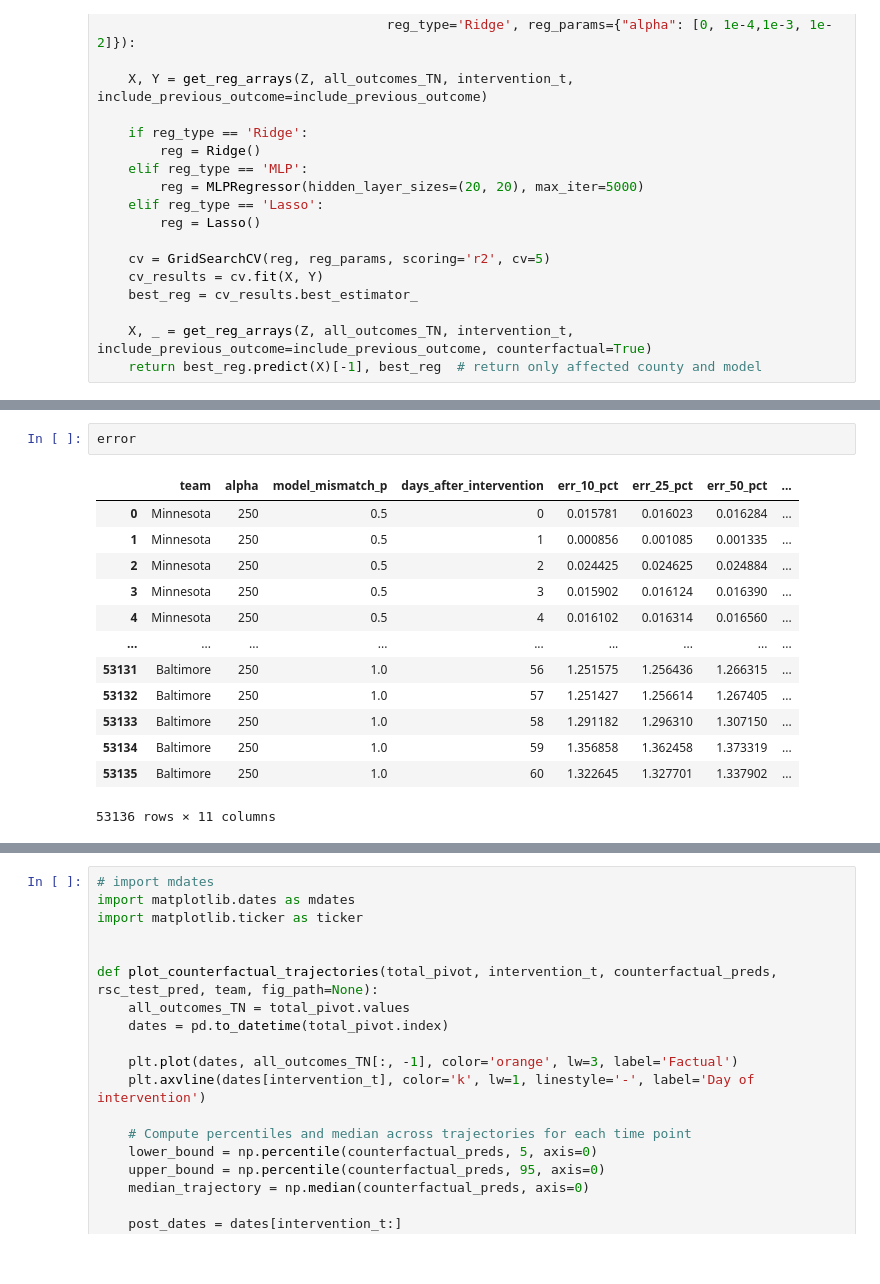
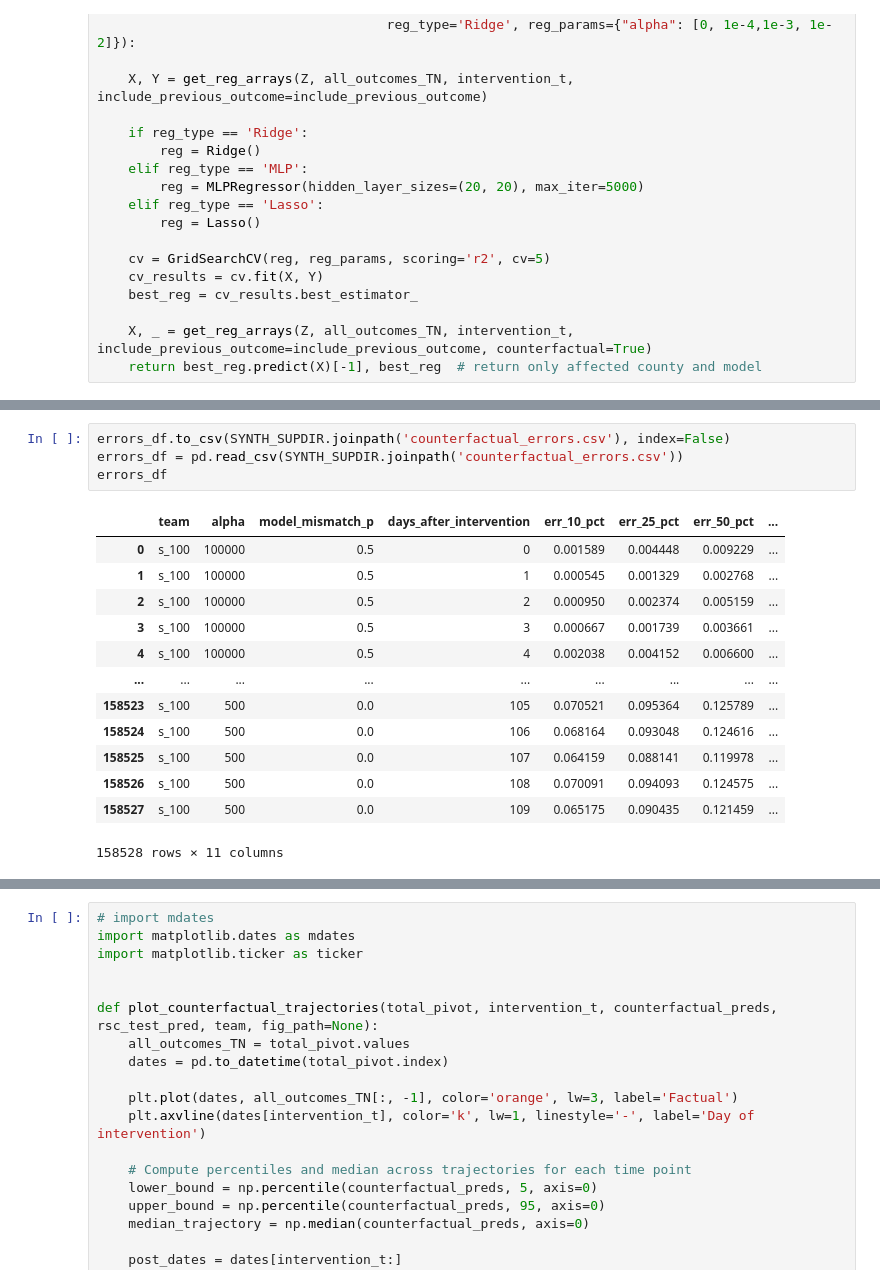
Before and after one commit to Joshuashou/Synthetic-Control-Paper-Model, a Jupyter notebook: src/semi_synthetic_experiment.ipynb, the cells around one changed output, grey strips where cells are left out. Drawn from its saved outputs; the diff is of its cells as text.

```diff
--- a/src/semi_synthetic_experiment.ipynb
+++ b/src/semi_synthetic_experiment.ipynb
@@ -270,19 +272,21 @@ errors_df = pd.DataFrame(rows, columns=['team', 'alpha', 'model_mismatch_p', 'da
-# %%
-error
-# %% [output]
-|  | team | alpha | model_mismatch_p | days_after_intervention | err_10_pct | err_25_pct | err_50_pct | ... |
-| 0 | Minnesota | 250 | 0.5 | 0 | 0.015781 | 0.016023 | 0.016284 | ... |
-| 1 | Minnesota | 250 | 0.5 | 1 | 0.000856 | 0.001085 | 0.001335 | ... |
-| 2 | Minnesota | 250 | 0.5 | 2 | 0.024425 | 0.024625 | 0.024884 | ... |
-| 3 | Minnesota | 250 | 0.5 | 3 | 0.015902 | 0.016124 | 0.016390 | ... |
-| 4 | Minnesota | 250 | 0.5 | 4 | 0.016102 | 0.016314 | 0.016560 | ... |
-| ... | ... | ... | ... | ... | ... | ... | ... | ... |
-| 53131 | Baltimore | 250 | 1.0 | 56 | 1.251575 | 1.256436 | 1.266315 | ... |
-| 53132 | Baltimore | 250 | 1.0 | 57 | 1.251427 | 1.256614 | 1.267405 | ... |
-| 53133 | Baltimore | 250 | 1.0 | 58 | 1.291182 | 1.296310 | 1.307150 | ... |
-| 53134 | Baltimore | 250 | 1.0 | 59 | 1.356858 | 1.362458 | 1.373319 | ... |
-| 53135 | Baltimore | 250 | 1.0 | 60 | 1.322645 | 1.327701 | 1.337902 | ... |
-53136 rows × 11 columns
+# %%
+errors_df.to_csv(SYNTH_SUPDIR.joinpath('counterfactual_errors.csv'), index=False)
+errors_df = pd.read_csv(SYNTH_SUPDIR.joinpath('counterfactual_errors.csv'))
+errors_df
+# %% [output]
+|  | team | alpha | model_mismatch_p | days_after_intervention | err_10_pct | err_25_pct | err_50_pct | ... |
+| 0 | s_100 | 100000 | 0.5 | 0 | 0.001589 | 0.004448 | 0.009229 | ... |
+| 1 | s_100 | 100000 | 0.5 | 1 | 0.000545 | 0.001329 | 0.002768 | ... |
+| 2 | s_100 | 100000 | 0.5 | 2 | 0.000950 | 0.002374 | 0.005159 | ... |
+| 3 | s_100 | 100000 | 0.5 | 3 | 0.000667 | 0.001739 | 0.003661 | ... |
+| 4 | s_100 | 100000 | 0.5 | 4 | 0.002038 | 0.004152 | 0.006600 | ... |
+| ... | ... | ... | ... | ... | ... | ... | ... | ... |
+| 158523 | s_100 | 500 | 0.0 | 105 | 0.070521 | 0.095364 | 0.125789 | ... |
+| 158524 | s_100 | 500 | 0.0 | 106 | 0.068164 | 0.093048 | 0.124616 | ... |
+| 158525 | s_100 | 500 | 0.0 | 107 | 0.064159 | 0.088141 | 0.119978 | ... |
+| 158526 | s_100 | 500 | 0.0 | 108 | 0.070091 | 0.094093 | 0.124575 | ... |
+| 158527 | s_100 | 500 | 0.0 | 109 | 0.065175 | 0.090435 | 0.121459 | ... |
+158528 rows × 11 columns
 # %%
 sns.set_context('talk')
 plt.rcParams['text.usetex'] = False
```
Also changed, not shown: parts of 20 cells of this notebook, 5 other files.
